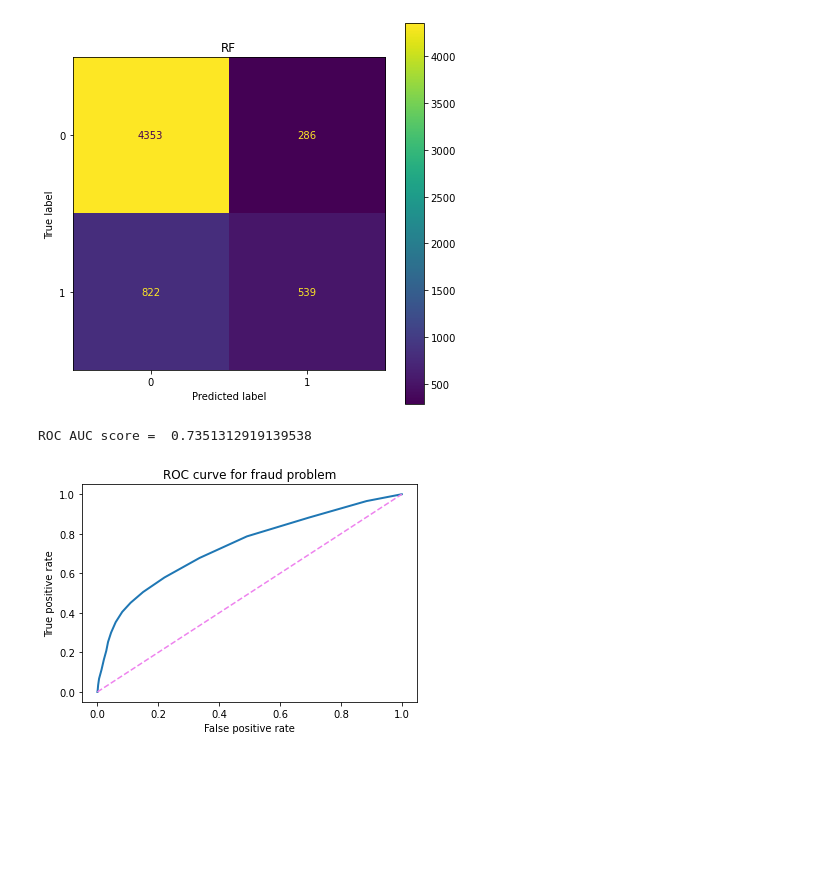
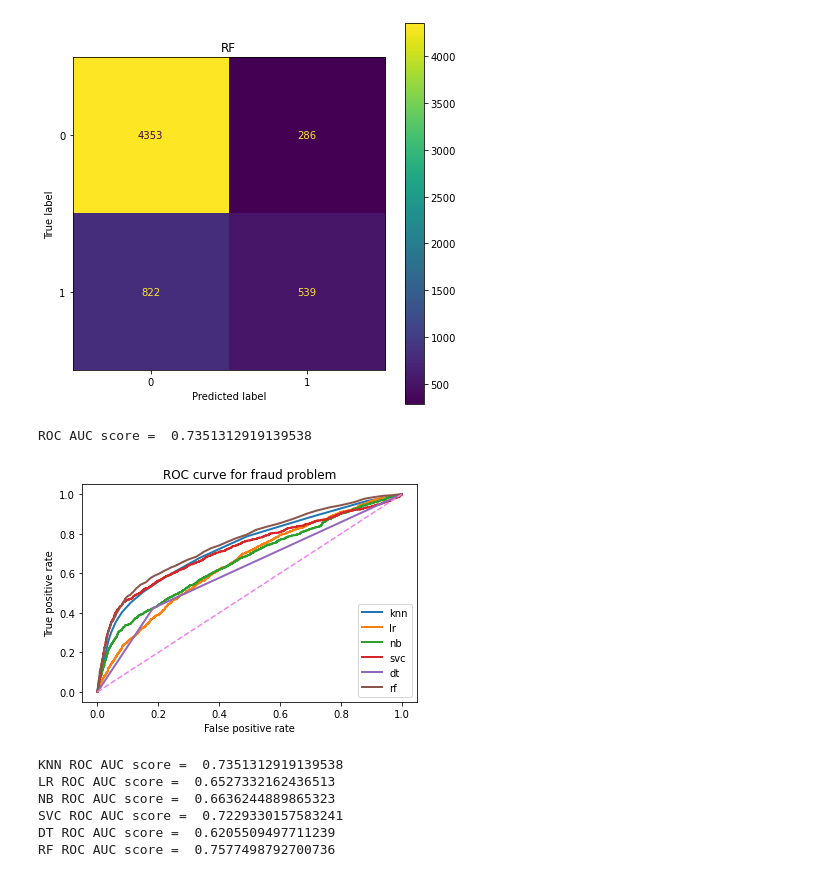
Before and after one commit to jpizzollo/Credit_Default, a Jupyter notebook: Credit_scratchpad_Refining_v0.ipynb, the cells around one changed output. Drawn from its saved outputs; the diff is of its cells as text; code cells hidden in the pictures; blank space fills up the shorter version.

Commit message:
added ROC curves

```diff
--- a/Credit_scratchpad_Refining_v0.ipynb
+++ b/Credit_scratchpad_Refining_v0.ipynb
@@ -205,6 +205,7 @@ plt.xlabel('k');
 
 model_list = []
 scores_list = []
+fit_models = []
 
 from sklearn.neighbors import KNeighborsClassifier
 knn = KNeighborsClassifier(n_neighbors=19)
@@ -212,6 +213,7 @@ knn.fit(X_train_preprocessed_scaled, y_train)
 knn_score = knn.score(x_val_preprocessed_scaled,y_val)
 model_list.append('KNN')
 scores_list.append(knn_score)
+fit_models.append(knn)
 
 from sklearn.linear_model import LogisticRegression
 lr = LogisticRegression()
@@ -219,6 +221,7 @@ lr.fit(X_train_preprocessed, y_train)
 lr_score = lr.score(x_val_preprocessed,y_val)
 model_list.append('LR')
 scores_list.append(lr_score)
+fit_models.append(lr)
 
 from sklearn.naive_bayes import GaussianNB
 nb = GaussianNB()
@@ -226,13 +229,15 @@ nb.fit(X_train_preprocessed, y_train)
 nb_score = nb.score(x_val_preprocessed,y_val)
 model_list.append('NB')
 scores_list.append(nb_score)
+fit_models.append(nb)
 
 from sklearn.svm import SVC
-svc = SVC()
+svc = SVC(probability=True)
 svc.fit(X_train_preprocessed_scaled, y_train)
 svc_score = svc.score(x_val_preprocessed_scaled,y_val)
 model_list.append('SVC')
 scores_list.append(svc_score)
+fit_models.append(svc)
 
 from sklearn.tree import DecisionTreeClassifier
 dt = DecisionTreeClassifier()
@@ -240,6 +245,7 @@ dt.fit(X_train_preprocessed, y_train)
 dt_score = dt.score(x_val_preprocessed,y_val)
 model_list.append('DT')
 scores_list.append(dt_score)
+fit_models.append(dt)
 
 from sklearn.ensemble import RandomForestClassifier
 rf = RandomForestClassifier()
@@ -247,14 +253,10 @@ rf.fit(X_train_preprocessed, y_train)
 rf_score = rf.score(x_val_preprocessed,y_val)
 model_list.append('RF')
 scores_list.append(rf_score)
+fit_models.append(rf)
 
 six_basic_models_val = pd.DataFrame(list(zip(model_list, scores_list)),\
                               columns=['model','acc'])
-
-
-import pickle
-with open('six_models_v0.pickle', 'wb') as to_write:
-    pickle.dump(six_basic_models_val, to_write)
 # %% [output]
 STOP: TOTAL NO. of ITERATIONS REACHED LIMIT.
 
@@ -380,18 +391,42 @@ weighted avg       0.80      0.82      0.80      6000
 # %%
 from sklearn.metrics import roc_auc_score, roc_curve
 
-fpr, tpr, thresholds = roc_curve(y_val, knn.predict_proba(x_val_preprocessed_scaled)[:,1])
+knn_fpr, knn_tpr, knn_thresholds = roc_curve(y_val, knn.predict_proba(x_val_preprocessed_scaled)[:,1])
+lr_fpr, lr_tpr, lr_thresholds = roc_curve(y_val, lr.predict_proba(x_val_preprocessed)[:,1])
+nb_fpr, nb_tpr, nb_thresholds = roc_curve(y_val, nb.predict_proba(x_val_preprocessed)[:,1])
+svc_fpr, svc_tpr, svc_thresholds = roc_curve(y_val, svc.predict_proba(x_val_preprocessed_scaled)[:,1])
+dt_fpr, dt_tpr, dt_thresholds = roc_curve(y_val, dt.predict_proba(x_val_preprocessed)[:,1])
+rf_fpr, rf_tpr, rf_thresholds = roc_curve(y_val, rf.predict_proba(x_val_preprocessed)[:,1])
 
-plt.plot(fpr, tpr,lw=2)
+plt.plot(knn_fpr, knn_tpr,lw=2, label='knn')
+plt.plot(lr_fpr, lr_tpr,lw=2, label='lr')
+plt.plot(nb_fpr, nb_tpr,lw=2, label='nb')
+plt.plot(svc_fpr, svc_tpr,lw=2, label='svc')
+plt.plot(dt_fpr, dt_tpr,lw=2, label='dt')
+plt.plot(rf_fpr, rf_tpr,lw=2, label='rf')
+
 plt.plot([0,1],[0,1],c='violet',ls='--')
 plt.xlim([-0.05,1.05])
 plt.ylim([-0.05,1.05])
 
-
+plt.legend(loc='lower right')
 plt.xlabel('False positive rate')
 plt.ylabel('True positive rate')
 plt.title('ROC curve for fraud problem');
-print("ROC AUC score = ", roc_auc_score(y_val, knn.predict_proba(x_val_preprocessed_scaled)[:,1]))
 # %% [output]
 ROC AUC score =  0.7351312919139538
-[figure, old version]
+[figure, new version]
+# %%
+print("KNN ROC AUC score = ", roc_auc_score(y_val, knn.predict_proba(x_val_preprocessed_scaled)[:,1]))
+print("LR ROC AUC score = ", roc_auc_score(y_val, lr.predict_proba(x_val_preprocessed)[:,1]))
+print("NB ROC AUC score = ", roc_auc_score(y_val, nb.predict_proba(x_val_preprocessed)[:,1]))
+print("SVC ROC AUC score = ", roc_auc_score(y_val, svc.predict_proba(x_val_preprocessed_scaled)[:,1]))
+print("DT ROC AUC score = ", roc_auc_score(y_val, dt.predict_proba(x_val_preprocessed)[:,1]))
+print("RF ROC AUC score = ", roc_auc_score(y_val, rf.predict_proba(x_val_preprocessed)[:,1]))
+# %% [output]
+KNN ROC AUC score =  0.7351312919139538
+LR ROC AUC score =  0.6527332162436513
+NB ROC AUC score =  0.6636244889865323
+SVC ROC AUC score =  0.7229330157583241
+DT ROC AUC score =  0.6205509497711239
+RF ROC AUC score =  0.7577498792700736
```
Also changed, not shown: parts of 2 cells of this notebook, 1 other file.
